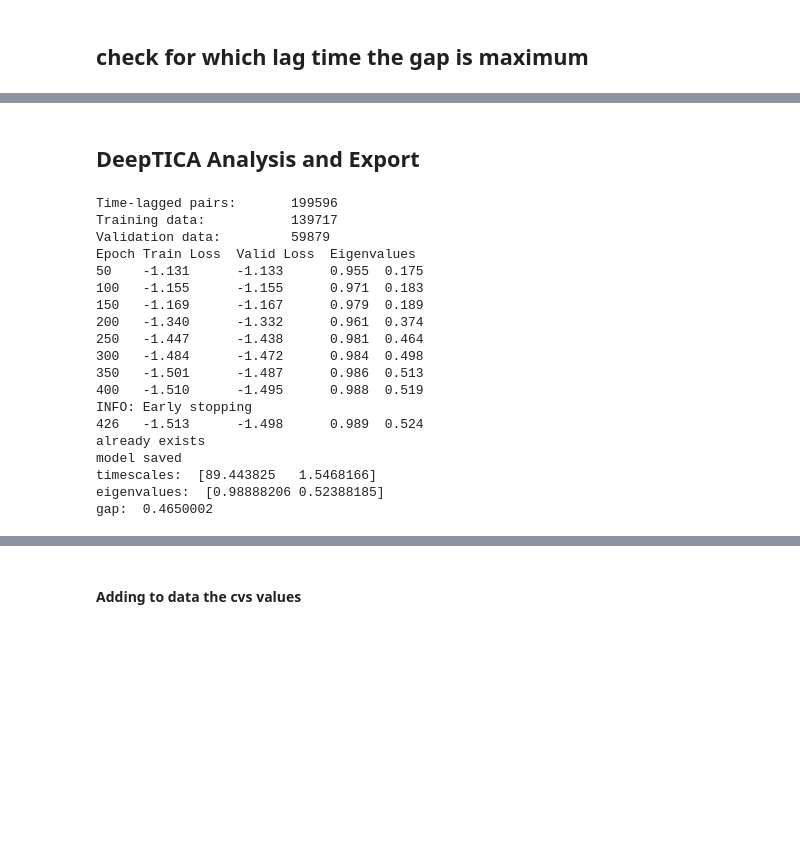
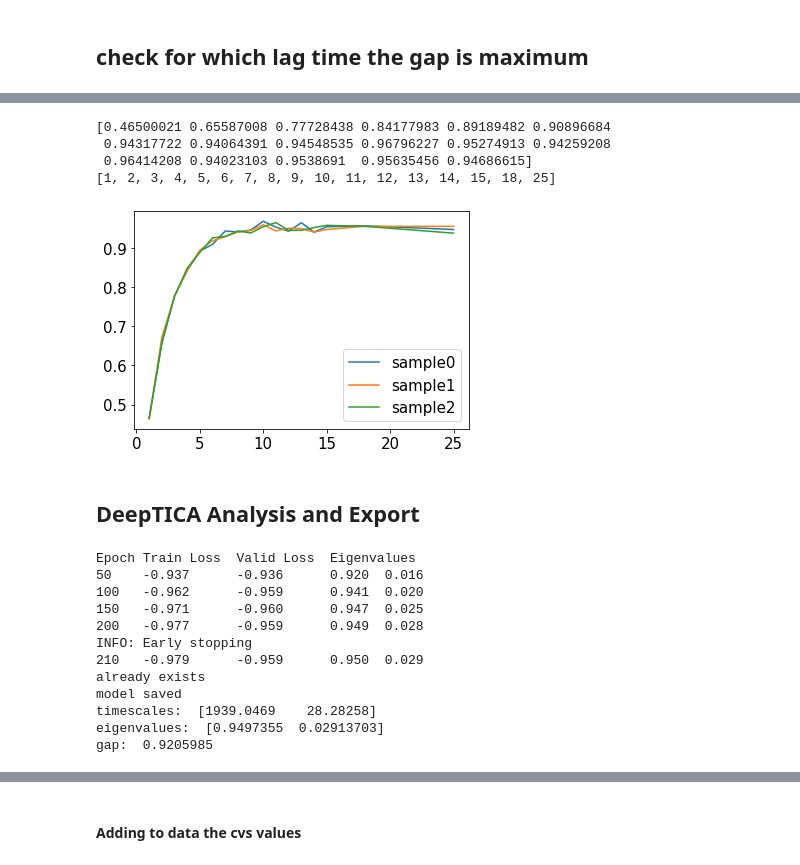
Before and after one commit to nicolopedrani/Hyper-TICA, a Jupyter notebook: Alanine/Bias.ipynb, the cells around one changed output, grey strips where cells are left out. Cells and saved outputs as stored; diff of their text form; code cells hidden in the pictures; blank space fills up the shorter version.

```diff
--- a/Alanine/Bias.ipynb
+++ b/Alanine/Bias.ipynb
@@ -276,7 +311,21 @@ train_parameters = {
+# %%
+#-- plot results --#
+for j,el in enumerate(time):
+    plt.plot(lags,el,label="sample"+str(j))
+plt.legend()
+print(time[0])
+print(lags)
+# %% [output]
+[0.46500021 0.65587008 0.77728438 0.84177983 0.89189482 0.90896684
+ 0.94317722 0.94064391 0.94548535 0.96796227 0.95274913 0.94259208
+ 0.96414208 0.94023103 0.9538691  0.95635456 0.94686615]
+[1, 2, 3, 4, 5, 6, 7, 8, 9, 10, 11, 12, 13, 14, 15, 18, 25]
+[figure, added]
 # %% [markdown]
 ## DeepTICA Analysis and Export
 # %%
 torch.manual_seed(21)
+train_parameters["lag_time"] = 100 #10 massimo
 model,data,logweight,X = training(sim_parameters["beta"],folder+"COLVAR",train_parameters)
 
 #-- move the model back to cpu for convenience --#
@@ -298,25 +347,18 @@ print("timescales: ",model.tica.timescales(train_parameters["lag_time"]).detach(
 print("eigenvalues: ",model.tica.evals_.detach().cpu().numpy())
 print("gap: ", model.tica.evals_.detach().cpu().numpy()[0]-model.tica.evals_.detach().cpu().numpy()[1])
 # %% [output]
-Time-lagged pairs:       199596
-Training data:           139717
-Validation data:         59879
 Epoch Train Loss  Valid Loss  Eigenvalues
-50    -1.131      -1.133      0.955  0.175
-100   -1.155      -1.155      0.971  0.183
-150   -1.169      -1.167      0.979  0.189
-200   -1.340      -1.332      0.961  0.374
-250   -1.447      -1.438      0.981  0.464
-300   -1.484      -1.472      0.984  0.498
-350   -1.501      -1.487      0.986  0.513
-400   -1.510      -1.495      0.988  0.519
+50    -0.937      -0.936      0.920  0.016
+100   -0.962      -0.959      0.941  0.020
+150   -0.971      -0.960      0.947  0.025
+200   -0.977      -0.959      0.949  0.028
 INFO: Early stopping
-426   -1.513      -1.498      0.989  0.524
+210   -0.979      -0.959      0.950  0.029
 already exists
 model saved
-timescales:  [89.443825   1.5468166]
-eigenvalues:  [0.98888206 0.52388185]
-gap:  0.4650002
+timescales:  [1939.0469    28.28258]
+eigenvalues:  [0.9497355  0.02913703]
+gap:  0.9205985
 # %%
 plot_model_lossfunction(model)
 # %% [output]
```
Also changed, not shown: parts of 10 cells of this notebook, 3 other files.
